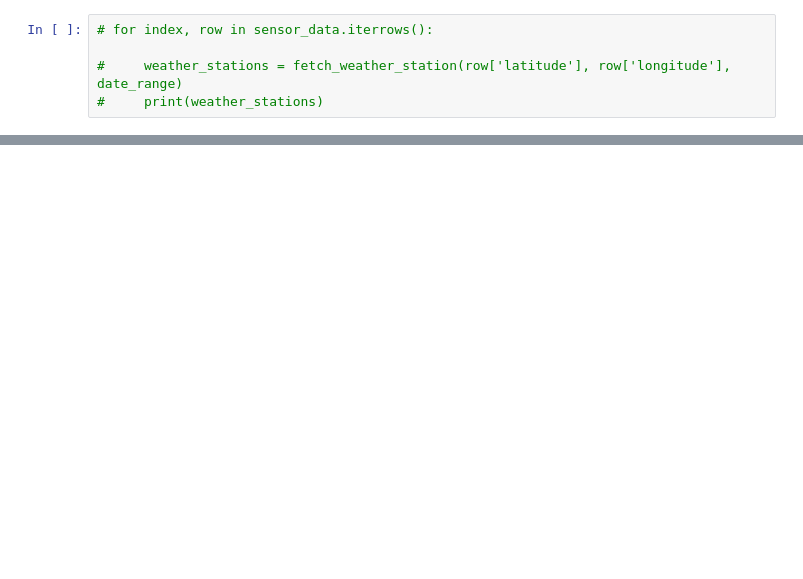
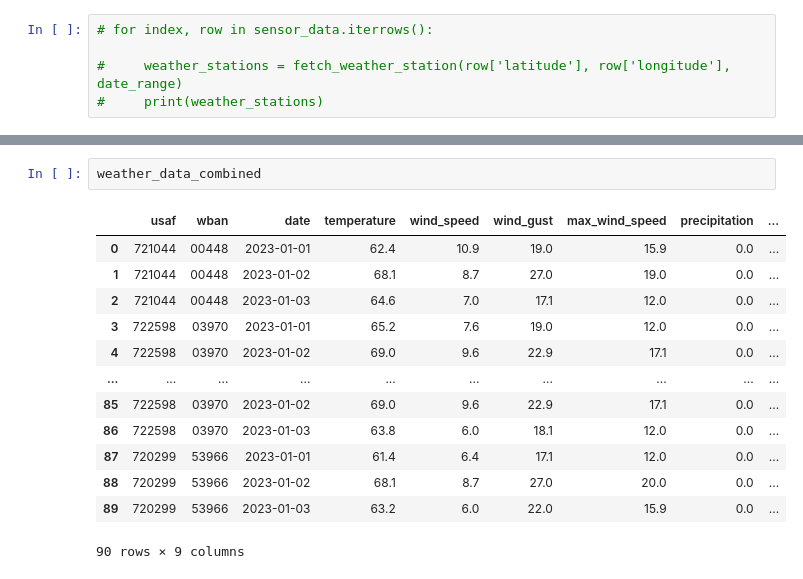
Before and after one commit to siwa-p/Air-quality-monitoring-and-prediction-using-PurpleAir-data, a Jupyter notebook: notebooks/merging_weatherdata_to_sensor_data.ipynb, the cells around one changed output, grey strips where cells are left out. Drawn from its saved outputs; the diff is of its cells as text; blank space fills up the shorter version.

```diff
--- a/notebooks/merging_weatherdata_to_sensor_data.ipynb
+++ b/notebooks/merging_weatherdata_to_sensor_data.ipynb
@@ -441,0 +659,16 @@ sensor_data
+# %%
+weather_data_combined
+# %% [output]
+|  | usaf | wban | date | temperature | wind_speed | wind_gust | max_wind_speed | precipitation | ... |
+| 0 | 721044 | 00448 | 2023-01-01 | 62.4 | 10.9 | 19.0 | 15.9 | 0.0 | ... |
+| 1 | 721044 | 00448 | 2023-01-02 | 68.1 | 8.7 | 27.0 | 19.0 | 0.0 | ... |
+| 2 | 721044 | 00448 | 2023-01-03 | 64.6 | 7.0 | 17.1 | 12.0 | 0.0 | ... |
+| 3 | 722598 | 03970 | 2023-01-01 | 65.2 | 7.6 | 19.0 | 12.0 | 0.0 | ... |
+| 4 | 722598 | 03970 | 2023-01-02 | 69.0 | 9.6 | 22.9 | 17.1 | 0.0 | ... |
+| ... | ... | ... | ... | ... | ... | ... | ... | ... | ... |
+| 85 | 722598 | 03970 | 2023-01-02 | 69.0 | 9.6 | 22.9 | 17.1 | 0.0 | ... |
+| 86 | 722598 | 03970 | 2023-01-03 | 63.8 | 6.0 | 18.1 | 12.0 | 0.0 | ... |
+| 87 | 720299 | 53966 | 2023-01-01 | 61.4 | 6.4 | 17.1 | 12.0 | 0.0 | ... |
+| 88 | 720299 | 53966 | 2023-01-02 | 68.1 | 8.7 | 27.0 | 20.0 | 0.0 | ... |
+| 89 | 720299 | 53966 | 2023-01-03 | 63.2 | 6.0 | 22.0 | 15.9 | 0.0 | ... |
+90 rows × 9 columns
```
Also changed, not shown: parts of 27 cells of this notebook, 3 other files.
